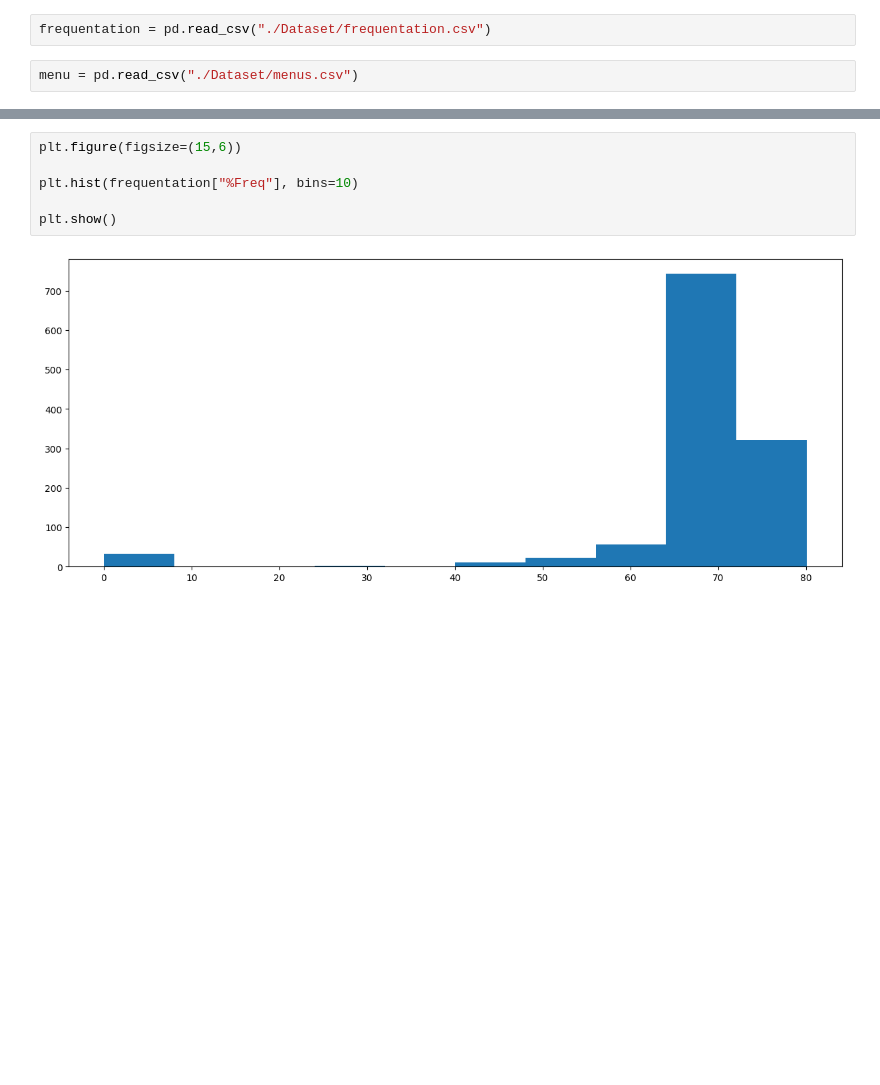
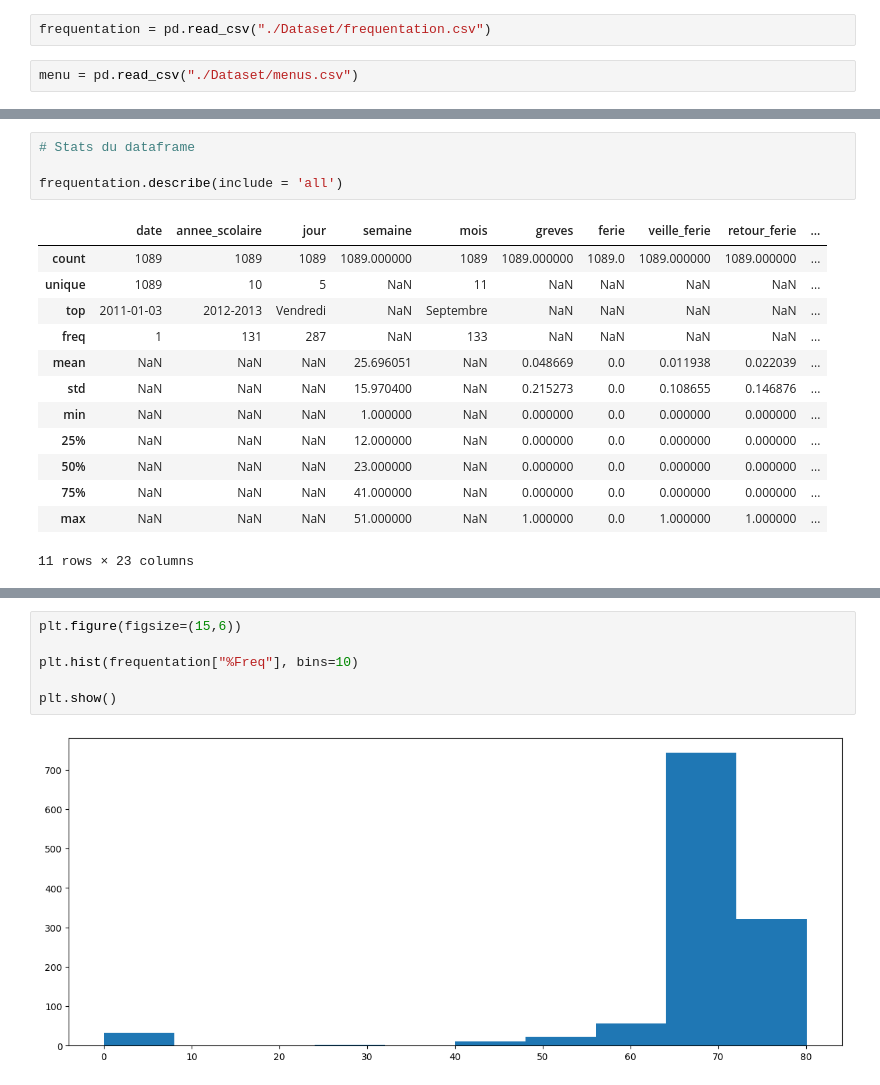
Before and after one commit to Atigou-bah/Projet-Data-Cantine, a Jupyter notebook: Projet sur la fréquentation des cantines scolaires.ipynb, the cells around one changed output, grey strips where cells are left out. Drawn from its saved outputs; the diff is of its cells as text; blank space fills up the shorter version.

```diff
--- a/Projet sur la fréquentation des cantines scolaires.ipynb
+++ b/Projet sur la fréquentation des cantines scolaires.ipynb
@@ -125 +133,19 @@ frequentation.head()
+# %%
+# Stats du dataframe
+
+frequentation.describe(include = 'all')
+# %% [output]
+|  | date | annee_scolaire | jour | semaine | mois | greves | ferie | veille_ferie | retour_ferie | ... |
+| count | 1089 | 1089 | 1089 | 1089.000000 | 1089 | 1089.000000 | 1089.0 | 1089.000000 | 1089.000000 | ... |
+| unique | 1089 | 10 | 5 | NaN | 11 | NaN | NaN | NaN | NaN | ... |
+| top | 2011-01-03 | 2012-2013 | Vendredi | NaN | Septembre | NaN | NaN | NaN | NaN | ... |
+| freq | 1 | 131 | 287 | NaN | 133 | NaN | NaN | NaN | NaN | ... |
+| mean | NaN | NaN | NaN | 25.696051 | NaN | 0.048669 | 0.0 | 0.011938 | 0.022039 | ... |
+| std | NaN | NaN | NaN | 15.970400 | NaN | 0.215273 | 0.0 | 0.108655 | 0.146876 | ... |
+| min | NaN | NaN | NaN | 1.000000 | NaN | 0.000000 | 0.0 | 0.000000 | 0.000000 | ... |
+| 25% | NaN | NaN | NaN | 12.000000 | NaN | 0.000000 | 0.0 | 0.000000 | 0.000000 | ... |
+| 50% | NaN | NaN | NaN | 23.000000 | NaN | 0.000000 | 0.0 | 0.000000 | 0.000000 | ... |
+| 75% | NaN | NaN | NaN | 41.000000 | NaN | 0.000000 | 0.0 | 0.000000 | 0.000000 | ... |
+| max | NaN | NaN | NaN | 51.000000 | NaN | 1.000000 | 0.0 | 1.000000 | 1.000000 | ... |
+11 rows × 23 columns
 # %%
```
Also changed, not shown: parts of 16 cells of this notebook.
